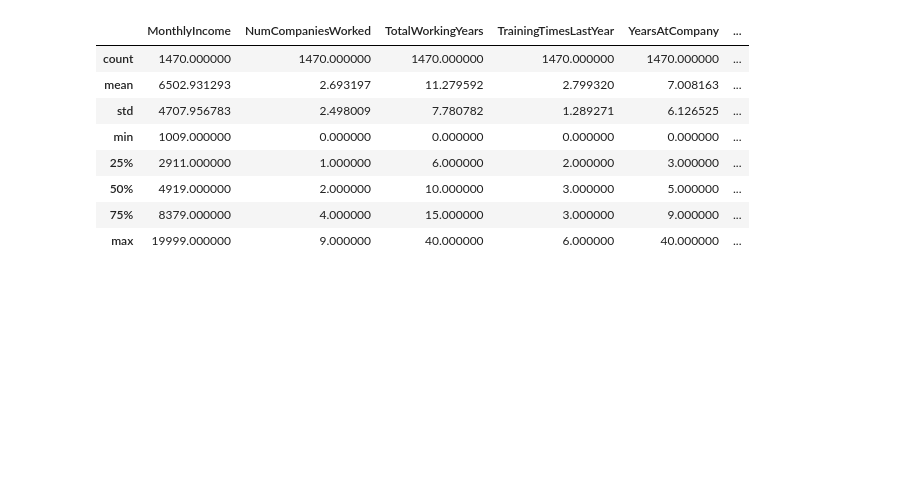
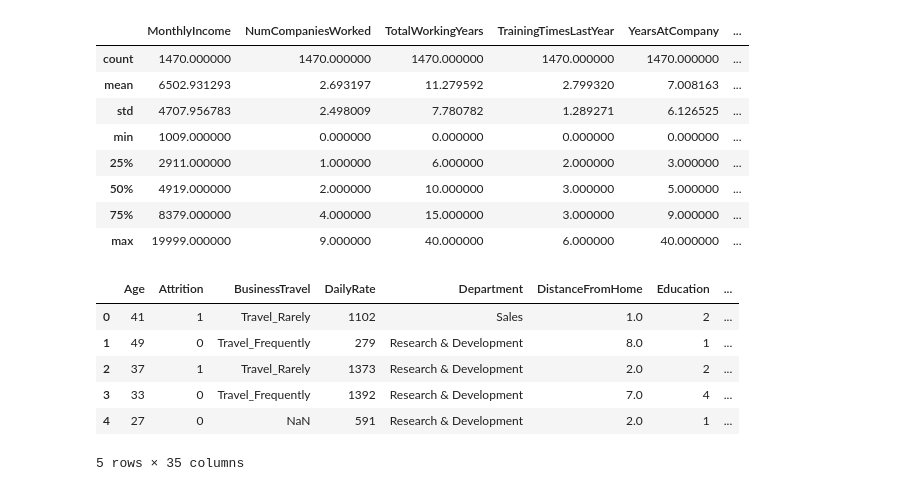
Before and after one commit to LuisHenriique/projeto-trainee-icmcjr, a Jupyter notebook: main.ipynb, the cells around one changed output. Drawn from its saved outputs; the diff is of its cells as text; code cells hidden in the pictures; blank space fills up the shorter version.

Commit message:
Mapeamento do atributo alvo - Attrition

```diff
--- a/main.ipynb
+++ b/main.ipynb
@@ -309,0 +314,14 @@ df[['MonthlyIncome',
+# %%
+# Mapeamento do nosso atributo alvo utilizando LabelEncoder para converter do tipo nominal para o tipo numérico
+encoder = LabelEncoder()
+df['Attrition'] = encoder.fit_transform(df['Attrition'])  # Converter do tipo nominal 'Yes' or 'No' para 1 ou 0
+# %%
+df.head()
+# %% [output]
+|  | Age | Attrition | BusinessTravel | DailyRate | Department | DistanceFromHome | Education | ... |
+| 0 | 41 | 1 | Travel_Rarely | 1102 | Sales | 1.0 | 2 | ... |
+| 1 | 49 | 0 | Travel_Frequently | 279 | Research & Development | 8.0 | 1 | ... |
+| 2 | 37 | 1 | Travel_Rarely | 1373 | Research & Development | 2.0 | 2 | ... |
+| 3 | 33 | 0 | Travel_Frequently | 1392 | Research & Development | 7.0 | 4 | ... |
+| 4 | 27 | 0 | NaN | 591 | Research & Development | 2.0 | 1 | ... |
+5 rows × 35 columns
```
Also changed, not shown: parts of 4 cells of this notebook.
